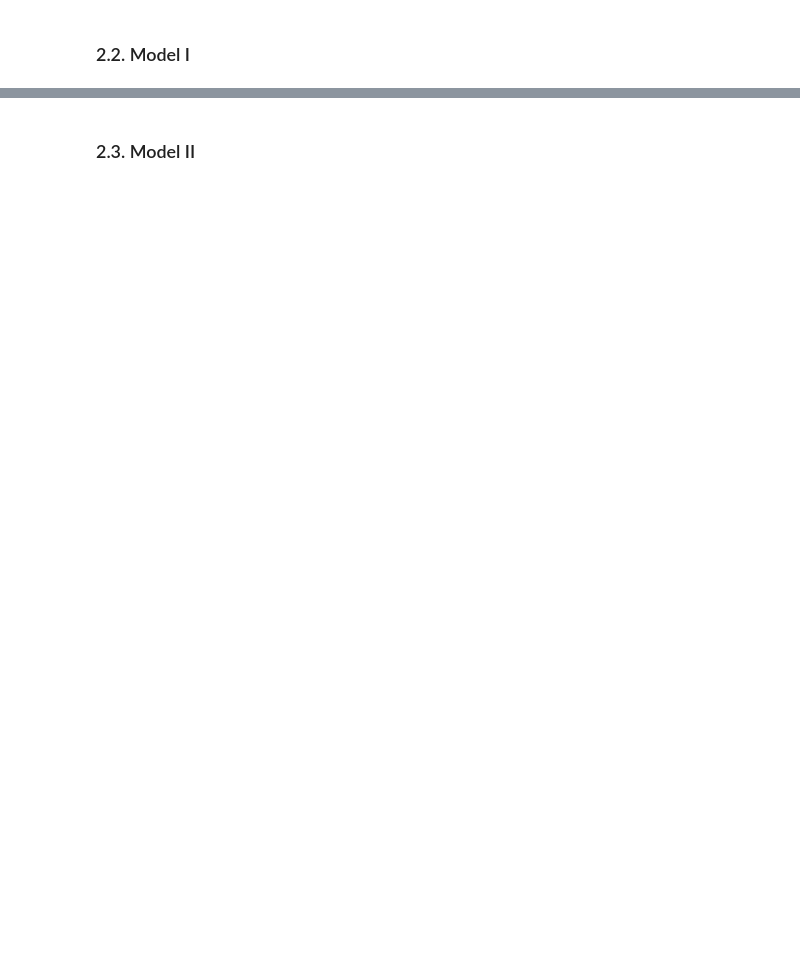
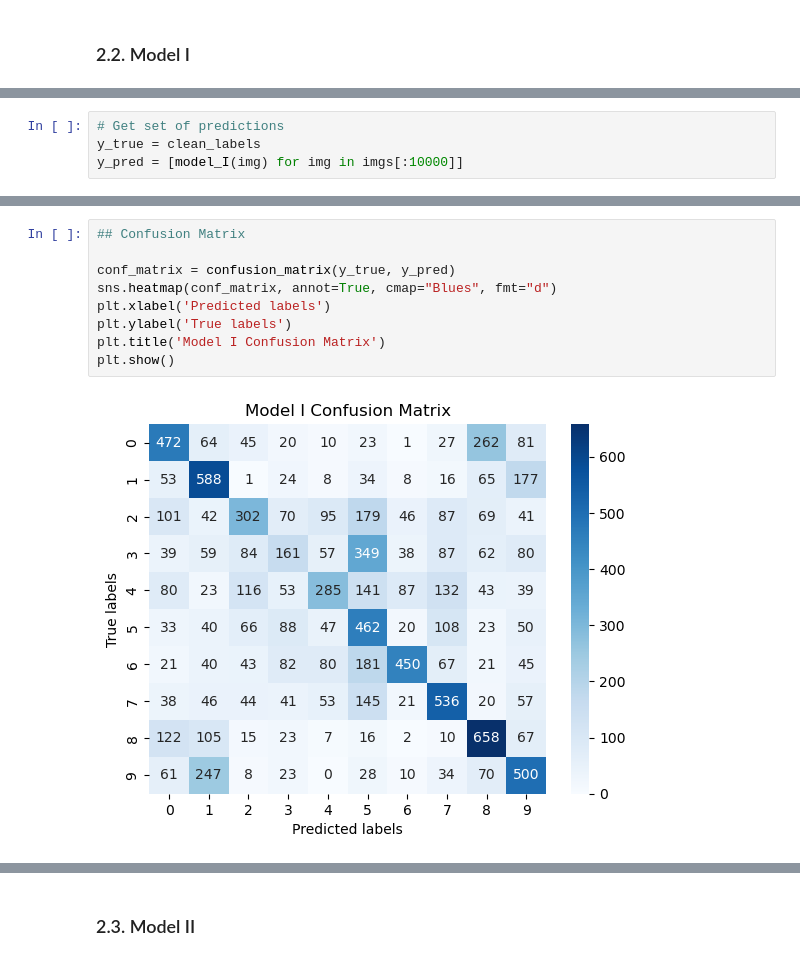
Before and after one commit to Colin-chan1366/Project3-WeaklySupervisedLearning, a Jupyter notebook: output/main.ipynb, the cells around one changed output, grey strips where cells are left out. Saved outputs shown, nothing was run; the diff lists cells and outputs as text; blank space fills up the shorter version.

```diff
--- a/output/main.ipynb
+++ b/output/main.ipynb
@@ -265,0 +326,4 @@ plt.show()
+# %%
+# Get set of predictions
+y_true = clean_labels
+y_pred = [model_I(img) for img in imgs[:10000]]
@@ -265,0 +340,11 @@ plt.show()
+# %%
+## Confusion Matrix
+
+conf_matrix = confusion_matrix(y_true, y_pred)
+sns.heatmap(conf_matrix, annot=True, cmap="Blues", fmt="d")
+plt.xlabel('Predicted labels')
+plt.ylabel('True labels')
+plt.title('Model I Confusion Matrix')
+plt.show()
+# %% [output]
+[figure, added]
```
Also changed, not shown: parts of 28 cells of this notebook, 1 other file.
